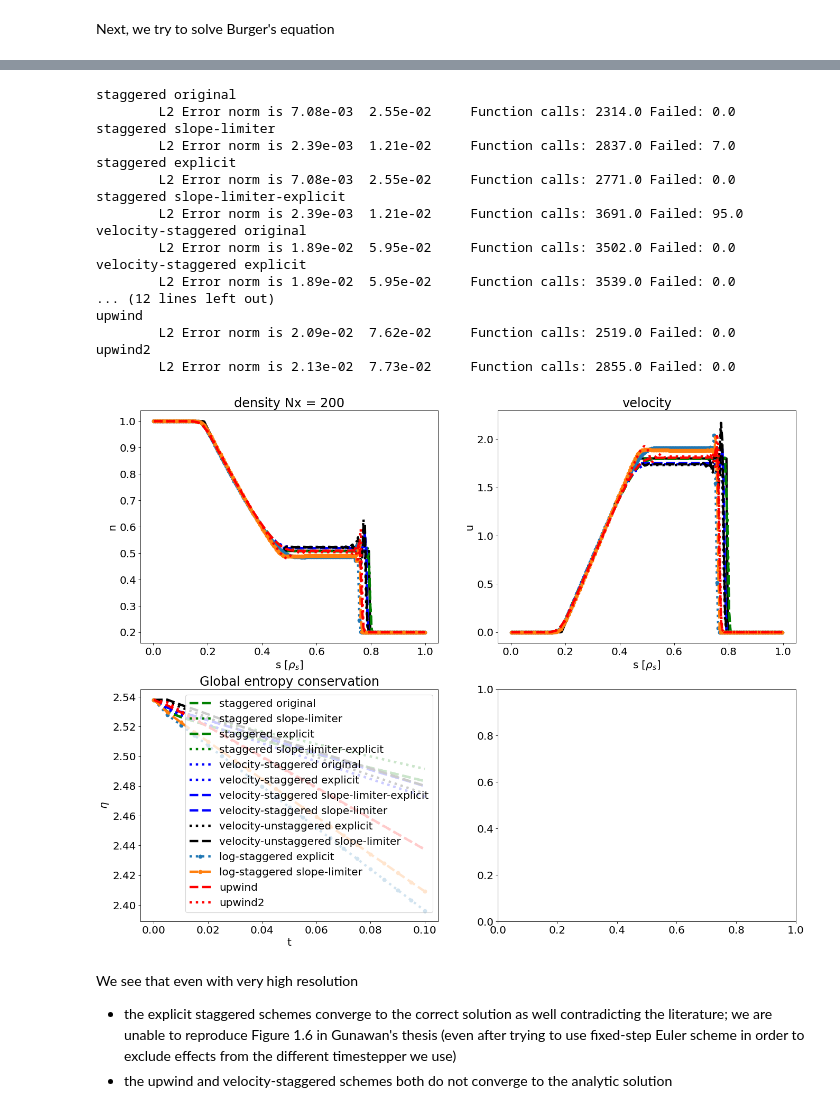
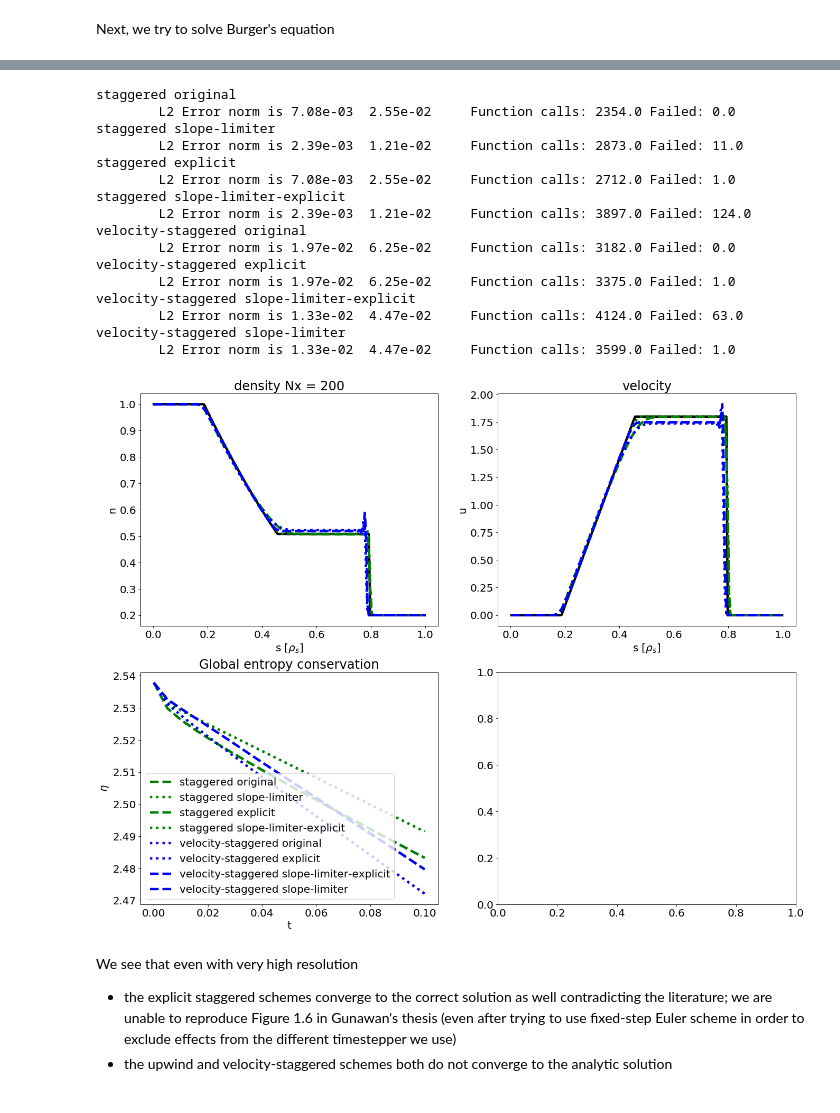
Before and after one commit to mwiesenberger/advection, a Jupyter notebook: OneDimensional.ipynb, the cells around one changed output, grey strips where cells are left out. Saved outputs shown, nothing was run; the diff lists cells and outputs as text; code cells hidden in the pictures.

```diff
--- a/OneDimensional.ipynb
+++ b/OneDimensional.ipynb
@@ -531,54 +531,53 @@ for p in [
     {"type" : "velocity-staggered", "variant" : "explicit", "ls" : "b:"},
     {"type" : "velocity-staggered", "variant" : "slope-limiter-explicit", "ls" : "b--"},
     {"type" : "velocity-staggered", "variant" : "slope-limiter", "ls" : "b--"},
-    {"type" : "velocity-unstaggered", "variant" : "explicit", "ls" : "k:"},
-    {"type" : "velocity-unstaggered", "variant" : "slope-limiter", "ls" : "k--"},
+#    {"type" : "velocity-unstaggered", "variant" : "explicit", "ls" : "k:"},
+#    {"type" : "velocity-unstaggered", "variant" : "slope-limiter", "ls" : "k--"},
 #     {"type" : "centered", "ls" : "m--"},
 #     {"type" : "staggered-direct", "ls" : "y--"},
-    {"type" : "log-staggered", "ls" : "o:", "variant": "explicit"},
-    {"type" : "log-staggered", "ls" : "o--", "variant": "slope-limiter"},
-    {"type" : "upwind", "ls" : "r--"},
-    {"type" : "upwind2", "ls" : "r:"},
+#    {"type" : "log-staggered", "ls" : "o:", "variant": "explicit"},
+#    {"type" : "log-staggered", "ls" : "o--", "variant": "slope-limiter"},
+#    {"type" : "upwind", "ls" : "r--"},
+#    {"type" : "upwind2", "ls" : "r:"},
          ] :
     params = make_navier_stokes_input()
     params["grid"]["Nx"]= 200
     params["output"]["tend"] = 0.1
     params["ls"] = p["ls"]
 #     params["physical"]["nu_u"] = 1e-4
 #     params["physical"]["gamma"] = 1
 #     params["physical"]["alpha"] = 1
     params["timestepper"]["type"] = "ARK"
     params["timestepper"]["tableau"]  = "ARK-4-2-3"
     if( p["type"] == "upwind" or p["type"] == "upwind2"
        or p["type"] == "centered" or p["type"] == "staggered-direct"
        or p["type"] == "log-staggered"):
         params["timestepper"]["type"] = "ERK"
         params["timestepper"]["tableau"]  = "Bogacki-Shampine-4-2-3"
     elif( p["variant"] == "explicit" or p["variant"] == "slope-limiter-explicit") :
         params["timestepper"]["type"] = "ERK"
         params["timestepper"]["tableau"]  = "Bogacki-Shampine-4-2-3"
     params["advection"] = p
     p_list.append(params)
 plot_navier_stokes(p_list)
 # %% [output]
 staggered original
-        L2 Error norm is 7.08e-03  2.55e-02     Function calls: 2314.0 Failed: 0.0
+        L2 Error norm is 7.08e-03  2.55e-02     Function calls: 2354.0 Failed: 0.0
 staggered slope-limiter
-        L2 Error norm is 2.39e-03  1.21e-02     Function calls: 2837.0 Failed: 7.0
+        L2 Error norm is 2.39e-03  1.21e-02     Function calls: 2873.0 Failed: 11.0
 staggered explicit
-        L2 Error norm is 7.08e-03  2.55e-02     Function calls: 2771.0 Failed: 0.0
+        L2 Error norm is 7.08e-03  2.55e-02     Function calls: 2712.0 Failed: 1.0
 staggered slope-limiter-explicit
-        L2 Error norm is 2.39e-03  1.21e-02     Function calls: 3691.0 Failed: 95.0
+        L2 Error norm is 2.39e-03  1.21e-02     Function calls: 3897.0 Failed: 124.0
 velocity-staggered original
-        L2 Error norm is 1.89e-02  5.95e-02     Function calls: 3502.0 Failed: 0.0
+        L2 Error norm is 1.97e-02  6.25e-02     Function calls: 3182.0 Failed: 0.0
 velocity-staggered explicit
-        L2 Error norm is 1.89e-02  5.95e-02     Function calls: 3539.0 Failed: 0.0
-... (12 lines left out)
-upwind
-        L2 Error norm is 2.09e-02  7.62e-02     Function calls: 2519.0 Failed: 0.0
-upwind2
-        L2 Error norm is 2.13e-02  7.73e-02     Function calls: 2855.0 Failed: 0.0
+        L2 Error norm is 1.97e-02  6.25e-02     Function calls: 3375.0 Failed: 1.0
+velocity-staggered slope-limiter-explicit
+        L2 Error norm is 1.33e-02  4.47e-02     Function calls: 4124.0 Failed: 63.0
+velocity-staggered slope-limiter
+        L2 Error norm is 1.33e-02  4.47e-02     Function calls: 3599.0 Failed: 1.0
-[figure, old version]
+[figure, new version]
 # %% [markdown]
 We see that even with very high resolution
 - the explicit staggered schemes converge to the correct solution as well contradicting the literature; we are unable to reproduce Figure 1.6 in Gunawan's thesis (even after trying to use fixed-step Euler scheme in order to exclude effects from the different timestepper we use)
```
Also changed, not shown: parts of 13 cells of this notebook, 2 other files.
